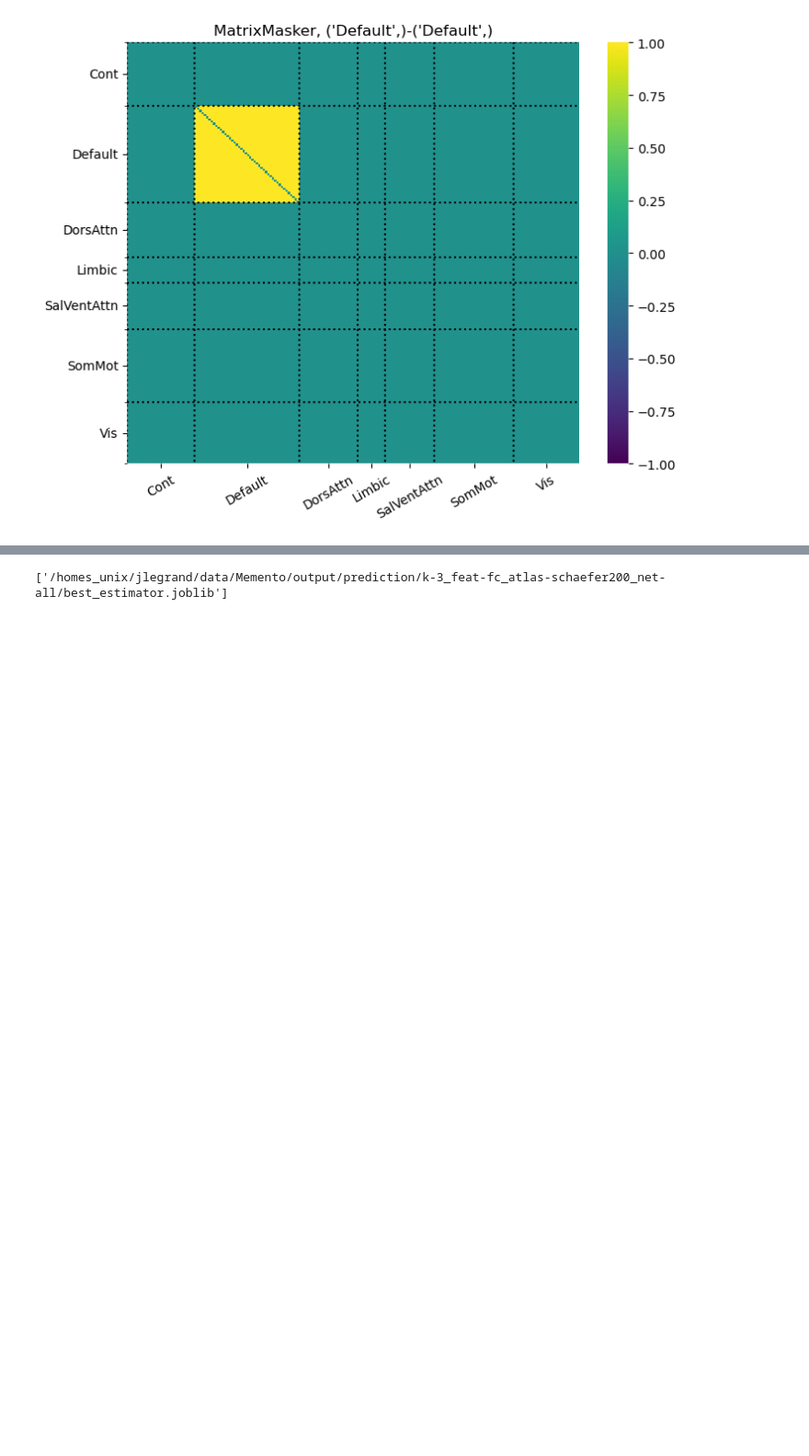
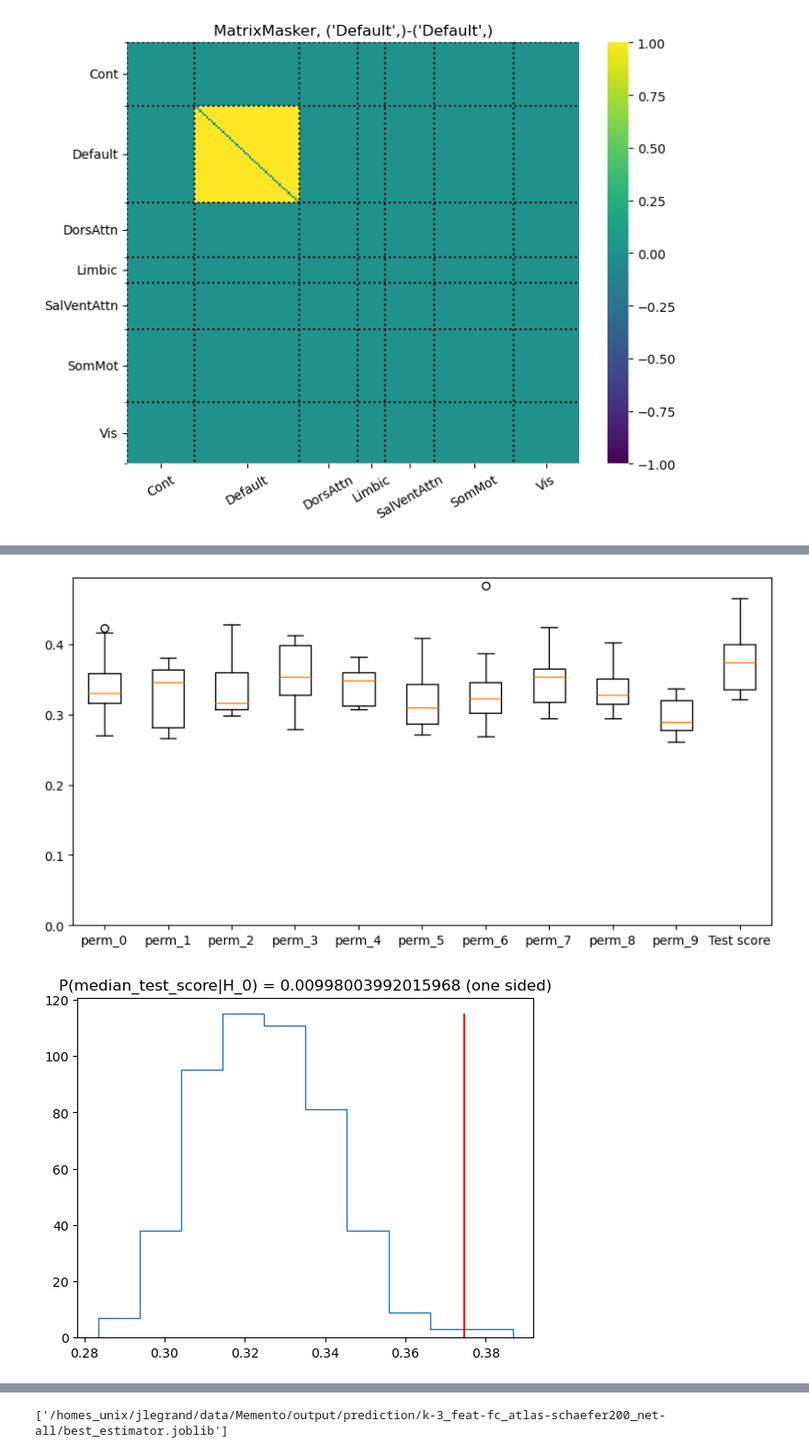
Before and after one commit to jonathan-legrand/cogpred, a Jupyter notebook: predict_cluster_fc.ipynb, the cells around one changed output, grey strips where cells are left out. Shown at 92% size. Cells and saved outputs as stored; diff of their text form; code cells hidden in the pictures; blank space fills up the shorter version.

```diff
--- a/predict_cluster_fc.ipynb
+++ b/predict_cluster_fc.ipynb
@@ -218,3 +237,34 @@ perm_weights = [pr[1] for pr in perm_res]
+# %%
+import random
+
+N = 500
+p = Path("/homes_unix/jlegrand/data/Memento/output/prediction/k-3_feat-fc_atlas-schaefer200_net-Default_inter-Default")
+perm_res = joblib.load(p / f"{N}_permutations_res.joblib")
+permscores = [pr[0] for pr in perm_res]
+permweights = [pr[1] for pr in perm_res]
+
+disp_sample = random.sample(permscores, k=10)
+disp_sample.append(test_scores)
+
+labels = [f"perm_{i}" for i in range(10)]
+labels.append("Test score")
+
+plt.subplots(figsize=(10, 5))
+plt.boxplot(disp_sample, labels=labels)
+plt.ylim(0)
+plt.show()
+
+median_scores = tuple(map(np.median, permscores))
+median_test = np.median(test_scores)
+pvalue = (1 + np.sum(median_test < median_scores)) / (1 + N)
+
+h = plt.hist(median_scores, histtype="step")
+plt.vlines(median_test, ymin=0, ymax=np.max(h[0]), color="red")
+plt.title(f"P(median_test_score|H_0) = {pvalue} (one sided)")
+plt.show()
+# %% [output]
+[figure, added]
+[figure, added]
 # %%
 from nilearn.connectome import vec_to_sym_matrix
 n_classes = k
```
Also changed, not shown: parts of 17 cells of this notebook.
